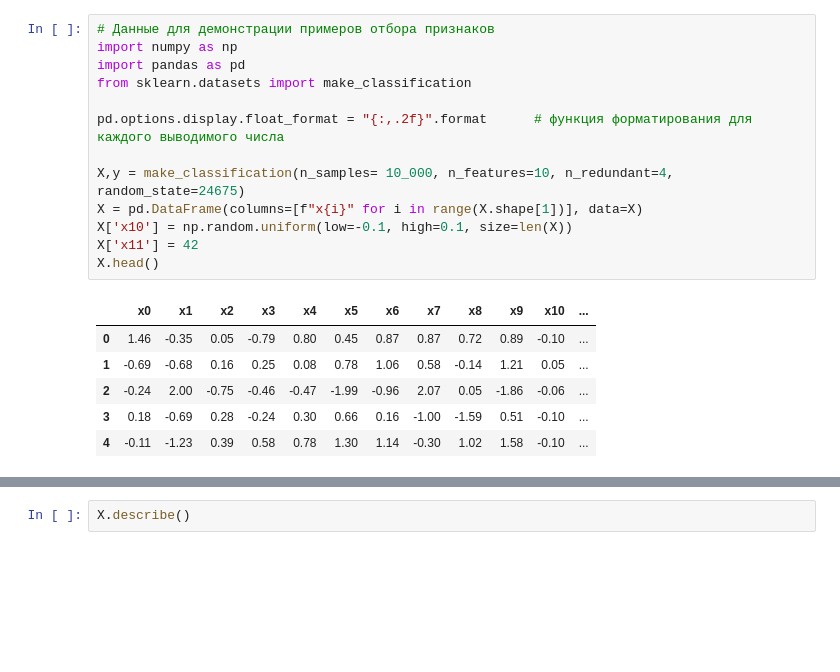
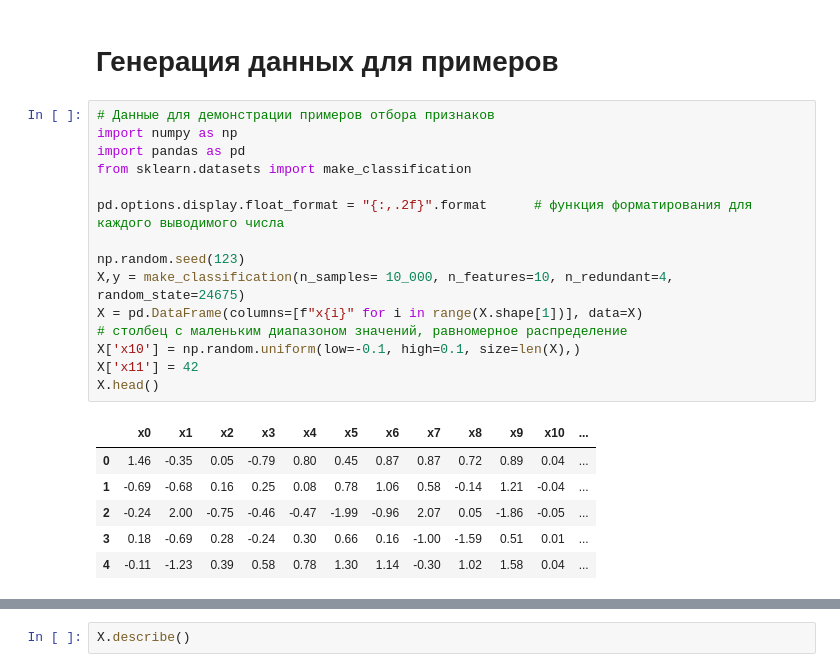
Before and after one commit to ivtipm/ML, a Jupyter notebook: examples/features.ipynb, the cells around one changed output, grey strips where cells are left out. Cells and saved outputs as stored; diff of their text form; blank space fills up the shorter version.

```diff
--- a/examples/features.ipynb
+++ b/examples/features.ipynb
@@ -1,20 +1,24 @@
+# %% [markdown]
+# Генерация данных для примеров
 # %%
 # Данные для демонстрации примеров отбора признаков
 import numpy as np
 import pandas as pd
 from sklearn.datasets import make_classification
 
 pd.options.display.float_format = "{:,.2f}".format      # функция форматирования для каждого выводимого числа
 
+np.random.seed(123)
 X,y = make_classification(n_samples= 10_000, n_features=10, n_redundant=4, random_state=24675)
 X = pd.DataFrame(columns=[f"x{i}" for i in range(X.shape[1])], data=X)
-X['x10'] = np.random.uniform(low=-0.1, high=0.1, size=len(X))
+# столбец с маленьким диапазоном значений, равномерное распределение
+X['x10'] = np.random.uniform(low=-0.1, high=0.1, size=len(X),)
 X['x11'] = 42
 X.head()
 # %% [output]
 |  | x0 | x1 | x2 | x3 | x4 | x5 | x6 | x7 | x8 | x9 | x10 | ... |
-| 0 | 1.46 | -0.35 | 0.05 | -0.79 | 0.80 | 0.45 | 0.87 | 0.87 | 0.72 | 0.89 | -0.10 | ... |
-| 1 | -0.69 | -0.68 | 0.16 | 0.25 | 0.08 | 0.78 | 1.06 | 0.58 | -0.14 | 1.21 | 0.05 | ... |
-| 2 | -0.24 | 2.00 | -0.75 | -0.46 | -0.47 | -1.99 | -0.96 | 2.07 | 0.05 | -1.86 | -0.06 | ... |
-| 3 | 0.18 | -0.69 | 0.28 | -0.24 | 0.30 | 0.66 | 0.16 | -1.00 | -1.59 | 0.51 | -0.10 | ... |
-| 4 | -0.11 | -1.23 | 0.39 | 0.58 | 0.78 | 1.30 | 1.14 | -0.30 | 1.02 | 1.58 | -0.10 | ... |
+| 0 | 1.46 | -0.35 | 0.05 | -0.79 | 0.80 | 0.45 | 0.87 | 0.87 | 0.72 | 0.89 | 0.04 | ... |
+| 1 | -0.69 | -0.68 | 0.16 | 0.25 | 0.08 | 0.78 | 1.06 | 0.58 | -0.14 | 1.21 | -0.04 | ... |
+| 2 | -0.24 | 2.00 | -0.75 | -0.46 | -0.47 | -1.99 | -0.96 | 2.07 | 0.05 | -1.86 | -0.05 | ... |
+| 3 | 0.18 | -0.69 | 0.28 | -0.24 | 0.30 | 0.66 | 0.16 | -1.00 | -1.59 | 0.51 | 0.01 | ... |
+| 4 | -0.11 | -1.23 | 0.39 | 0.58 | 0.78 | 1.30 | 1.14 | -0.30 | 1.02 | 1.58 | 0.04 | ... |
```
Also changed, not shown: parts of 11 cells of this notebook.
